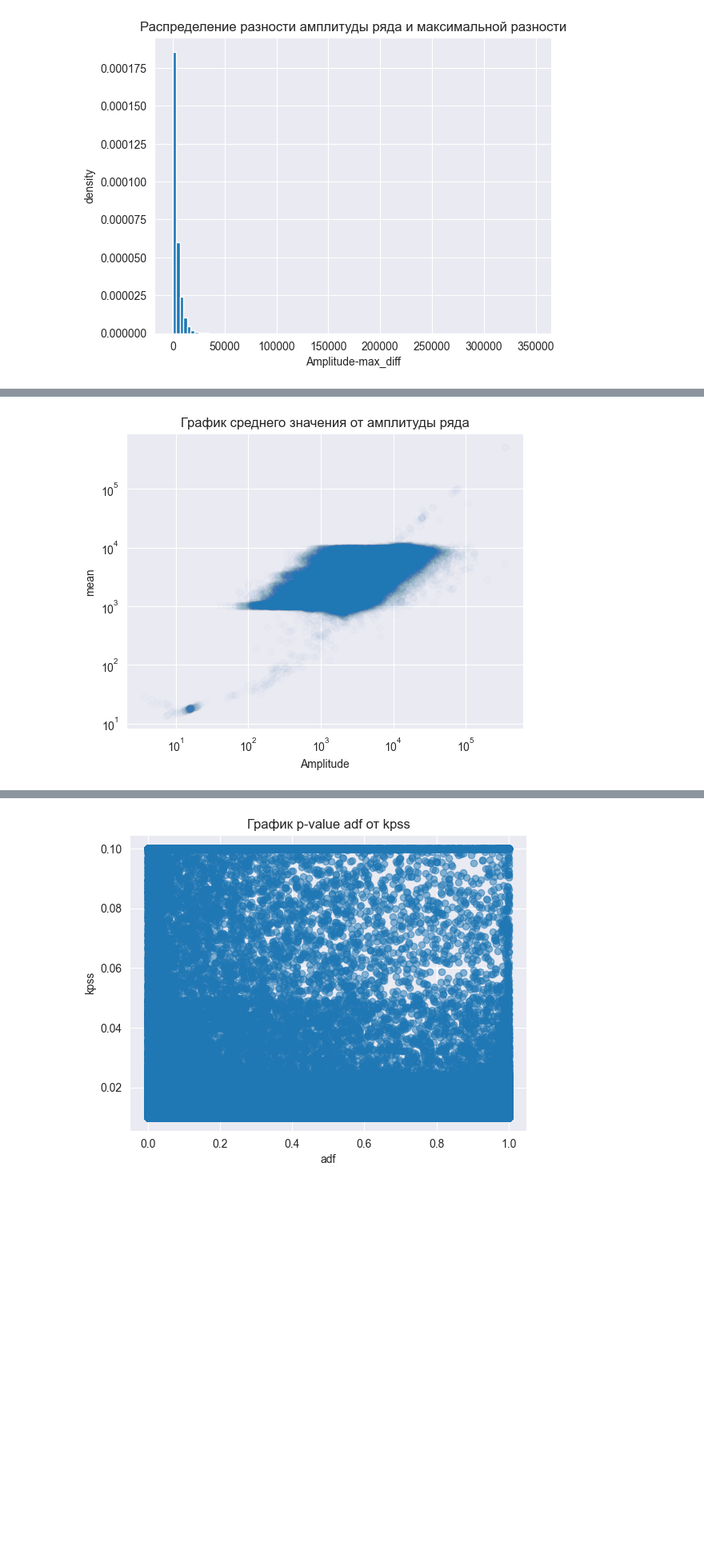
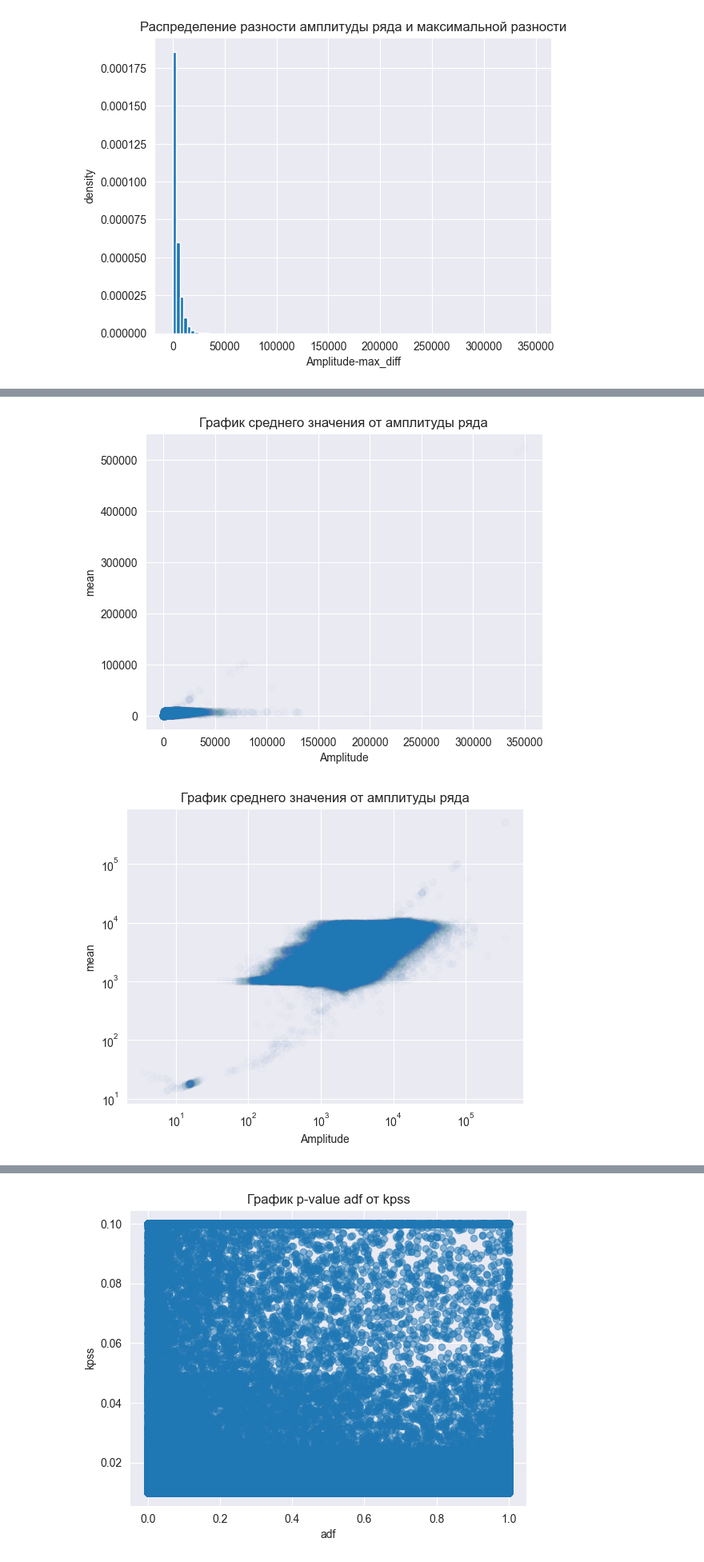
Before and after one commit to dynolab/predan, a Jupyter notebook: notebooks/m4_type_analis.ipynb, the cells around one changed output, grey strips where cells are left out. Shown at 80% size. Drawn from its saved outputs; the diff is of its cells as text; code cells hidden in the pictures; blank space fills up the shorter version.

```diff
--- a/notebooks/m4_type_analis.ipynb
+++ b/notebooks/m4_type_analis.ipynb
@@ -213,14 +277,22 @@ plt.show()
 # %%
+plt.scatter(df_res["amplitude"], df_res["mean"], alpha=0.01)
+
+plt.ylabel('mean')
+plt.xlabel('Amplitude')
+plt.title('График среднего значения от амплитуды ряда')
+# Отображение графика
 plt.show()
+
 plt.scatter(df_res["amplitude"], df_res["mean"], alpha=0.01)
 
 plt.ylabel('mean')
 plt.xlabel('Amplitude')
 plt.title('График среднего значения от амплитуды ряда')
 plt.semilogy()
 plt.semilogx()
 # Отображение графика
 plt.show()
 # %% [output]
-[figure, old version]
+[figure, new version]
+[figure, added]
 # %%
```
Also changed, not shown: parts of 16 cells of this notebook.
